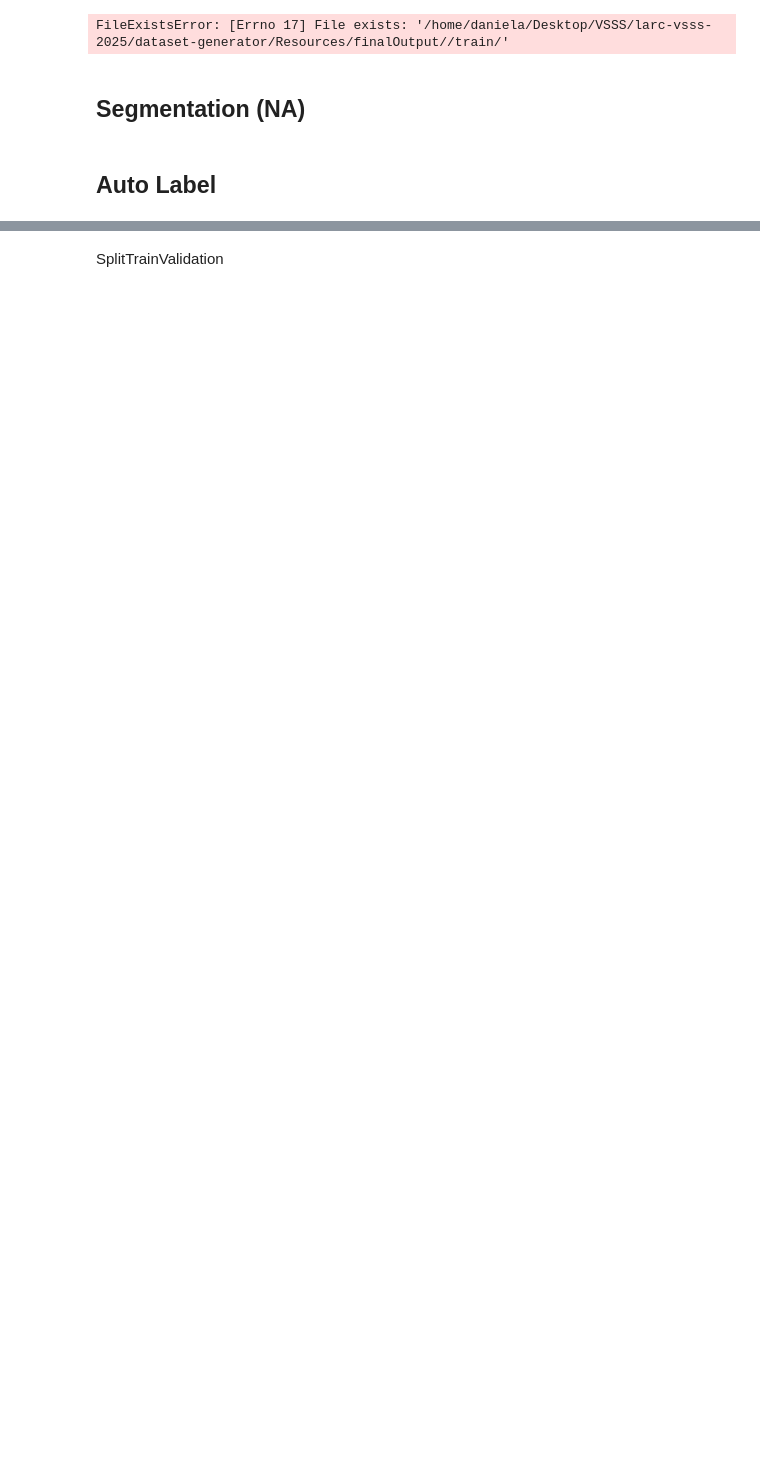
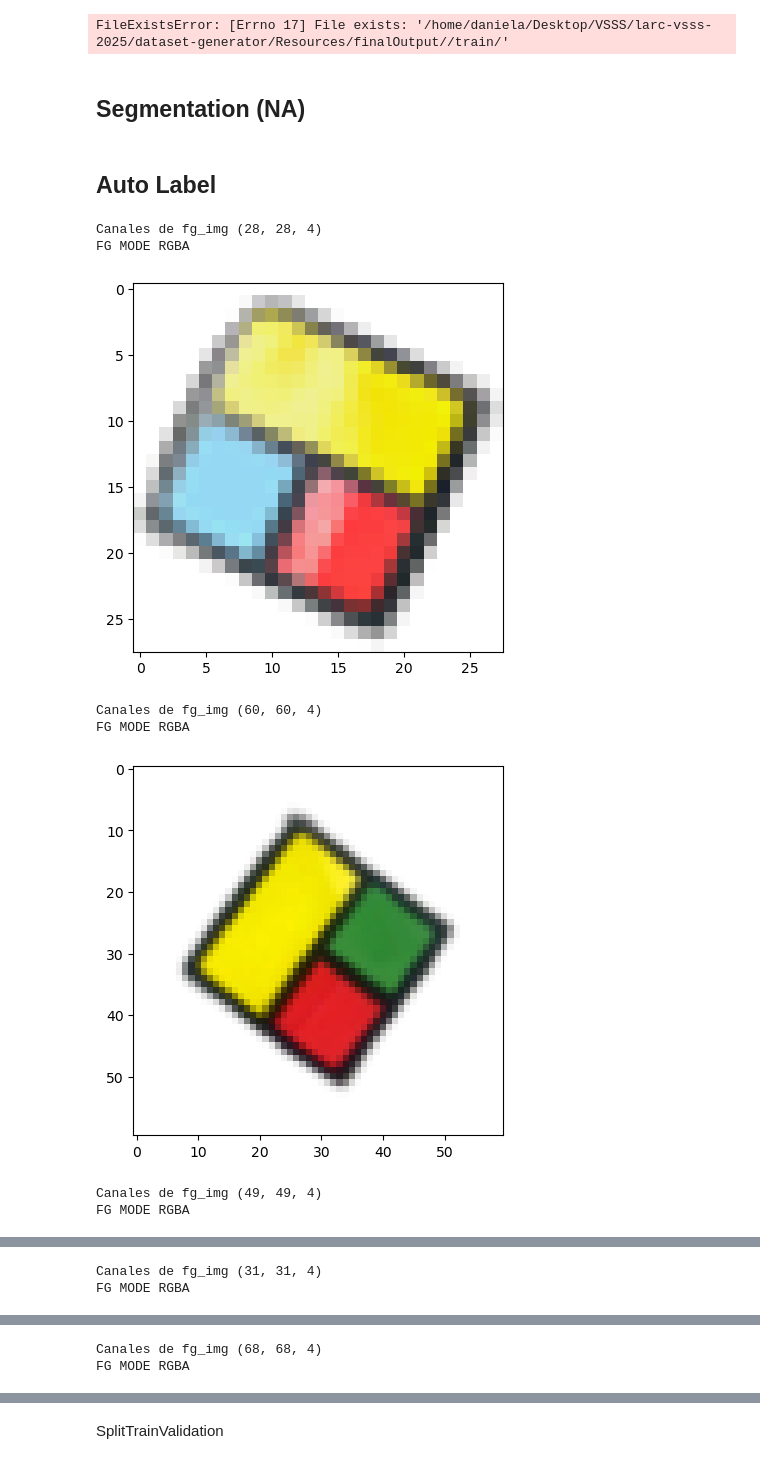
Before and after one commit to RoBorregos/larc-vsss-2025, a Jupyter notebook: dataset-generator/create_dataset_home2024_GrounDino_segmentation.ipynb, the cells around one changed output, grey strips where cells are left out. Cells and saved outputs as stored; diff of their text form; code cells hidden in the pictures; blank space fills up the shorter version.

```diff
--- a/dataset-generator/create_dataset_home2024_GrounDino_segmentation.ipynb
+++ b/dataset-generator/create_dataset_home2024_GrounDino_segmentation.ipynb
@@ -519,3 +522,20 @@ os.system(f'cp "{dataset_path}/images/"* /home/daniela/Desktop/VSSS/larc-vsss-20
+# %%
+
+base_path = "/home/daniela/Desktop/VSSS/larc-vsss-2025/dataset-generator/Resources/bgImages/"
+size = 640
+
+for filename in os.listdir(base_path):
+    file_path = os.path.join(base_path, filename)
+
+    try:
+        with Image.open(file_path) as img:
+            img = img.resize((size, size))
+            img.save(file_path)
+    except (UnidentifiedImageError, OSError) as e: #unidentifiedImageError comes from PIL
+        print(f"Removing corrupt file: {file_path}")
+        os.remove(file_path)  # delete corrupt image
+
+os.chdir("/home/daniela/Desktop/VSSS/larc-vsss-2025/dataset-generator/Resources/bgImages/")
 # %%
 # Ruta de la carpeta
 folder_path = "/home/daniela/Desktop/VSSS/larc-vsss-2025/dataset-generator/Resources/bgImages/"
@@ -533,6 +553,14 @@ backgrounds = os.listdir(bg_folder)
 
 for bg in backgrounds:
     pattth = os.path.join(bg_folder, bg)
-    with Image.open(pattth) as imagen:
-        print(f"{bg} {imagen.size}")  # Output will be (width, height)
+    if bg.lower().endswith(('.jpg', '.jpeg')):
+        with Image.open(pattth) as img:
+            # Crear la ruta de salida con extensión .png
+            output_path = os.path.splitext(pattth)[0] + '.png'
+            # Guardar la imagen como PNG
+            img.save(output_path, 'PNG')
+            print(f"Convertido: {bg} -> {os.path.basename(output_path)}")
+        # Opcional: eliminar el archivo original JPG/JPEG
+        os.remove(pattth)
+        print(f"Eliminado: {bg}")
 # %% [output]
@@ -661,8 +692,8 @@ annot_csv=[]
 img_id=int(0)
 anno_id=int(0)
 
-rescaling_min = 0.10 #modify           #VERIFICAR TAMAÑO
-rescaling_max = 0.23 #modify
+rescaling_min = 0.12 #modify           #VERIFICAR TAMAÑO
+rescaling_max = 0.35 #modify
 
 # Ratios at which these values will be modified
 brightness_ratio = 0.05
@@ -681,11 +712,11 @@ def rotated_point(pts_array, angle):
     return result
 
 
-for j in range(100): #CANTIDAD DE IMGS A GENERAR
+for j in range(1000): #CANTIDAD DE IMGS A GENERAR
     #create empty label file
     with open(f'{trainfolder}labels/{img_id}.txt', 'w') as file:
         pass
-    #select hramdomly how many objects will be in an image              #MANTENERLO SIEMPRE EN 6 O REQUIERE VARIACIÓN???
+    #select hramdomly how many objects will be isn an image              #MANTENERLO SIEMPRE EN 6 O REQUIERE VARIACIÓN???
     num_objects = random.randint(4, 6)
     #print("number of objects",num_objects)
     # Select random foreground images from the three folders, with replacement
@@ -713,13 +744,12 @@ for j in range(100): #CANTIDAD DE IMGS A GENERAR
         fg_img = ImageEnhance.Color(fg_img).enhance(random.uniform(0.7, 1.3))
         fg_img = fg_img.filter(ImageFilter.GaussianBlur(radius=random.uniform(0.0, 0.5)))
 
-        '''plt.imshow(fg_img) #DEBUG FOR FG IMG TO BE USED ----------------------
+        plt.imshow(fg_img) #DEBUG FOR FG IMG TO BE USED ----------------------
         fg_array = np.array(fg_img)
         print(f"Canales de fg_img {fg_array.shape}")
         print(f"FG MODE {fg_img.mode}")
         plt.show()
-        #print(fg_array) #debug ----------------------------------------------------'''
-
+        #print(fg_array) #debug ----------------------------------------------------
         img[1] = fg_img
 
     # Load the background image using Pillow
@@ -741,7 +771,6 @@ for j in range(100): #CANTIDAD DE IMGS A GENERAR
 
         seg_img = img[1]
 
-        # Convert the image to a NumPy array
         img_arr = np.array(seg_img)
         # Create a binary mask of the non-transparent pixels
         mask = img_arr[:, :, 3] != 0
@@ -764,7 +793,6 @@ for j in range(100): #CANTIDAD DE IMGS A GENERAR
             y2 = segmentation[0][(2 * i + 3) % len(segmentation[0])]
             area += x1 * y2 - x2 * y1
         area = abs(area) / 2
-
 
         # Calculate the maximum allowed position for the top-left corner
         max_x = bg_img.width - fg_img.width
@@ -873,30 +901,39 @@ for j in range(100): #CANTIDAD DE IMGS A GENERAR
         #print(f"CENTRO SIN NORMALIZAR: {notNormX}, {notNormY}")
 
 
         #save rotated pts
         with open(f'{trainfolder}labels/{img_id}.txt', 'a') as f: #CHECK ANNOTATIONS FORMAT FOR V11----------------start from here, also the dictionary
             f.write(f"{annotations_ID[img[0]]} {x_center_ann} {y_center_ann} {width_ann} {height_ann}\n")
         annotations2.append({"id": anno_id,"image_id": img_id,"category_id": annotations_ID[img[0]],"bbox": [x, y, fg_img.width, fg_img.height],"segmentation": segmentation,"area": area,"iscrowd": 0})
         annotations.append({"id": anno_id,"image_id": img_id,"category_id": annotations_ID[img[0]],"bbox": [x, y, fg_img.width, fg_img.height],"segmentation": [],"area": fg_img.height*fg_img.width,"iscrowd": 0})
         annot_csv.append(["TRAIN", output_folder + str(img_id)+".jpg", img[0], x/bg_img.width, y/bg_img.height,"","",(x+fg_img.width)/bg_img.width, (y+fg_img.height)/bg_img.height])
         anno_id=anno_id+1
 
     #print(f"BG_MODE {bg_img.mode}") #DEBUG ------------------------------------------------------------------------
     if bg_img.mode in ("P", "RGBA"): #Verify img mode to see if it has the alpha channel
         bg_img = bg_img.convert("RGB") #Convert image to RGB for jpg format
     bg_img.save(f"{trainfolder}images/"+str(img_id)+".jpg", quality=100)
     images.append({"id": img_id, "file_name": str(img_id)+".jpg","height": bg_img.height,"width": bg_img.width})
     img_id=img_id+1
     #print(img_id)
 
 #making data.yaml
 data = dict(  #puedes usar ordered dict para forzar cierto orden cuando lo metas el yaml
     train = f"{trainfolder}images",
     val = f"{validfolder}images",
     test = f"{validfolder}images",
     nc = len(annotations_ID),
     names = list(annotations_ID.keys())
     )
 #storing
 with open(f'{output_folder}data.yaml', 'w') as outfile:
     yaml.dump(data, outfile, default_flow_style=False)
+# %% [output]
+Canales de fg_img (28, 28, 4)
+FG MODE RGBA
+[figure, added]
+Canales de fg_img (60, 60, 4)
+FG MODE RGBA
+[figure, added]
+Canales de fg_img (49, 49, 4)
+FG MODE RGBA
@@ -902,0 +941,2 @@ with open(f'{output_folder}data.yaml', 'w') as outfile:
+Canales de fg_img (31, 31, 4)
+FG MODE RGBA
@@ -902,0 +944,2 @@ with open(f'{output_folder}data.yaml', 'w') as outfile:
+Canales de fg_img (68, 68, 4)
+FG MODE RGBA
```
Also changed, not shown: parts of 11 cells of this notebook, 1 other file.
